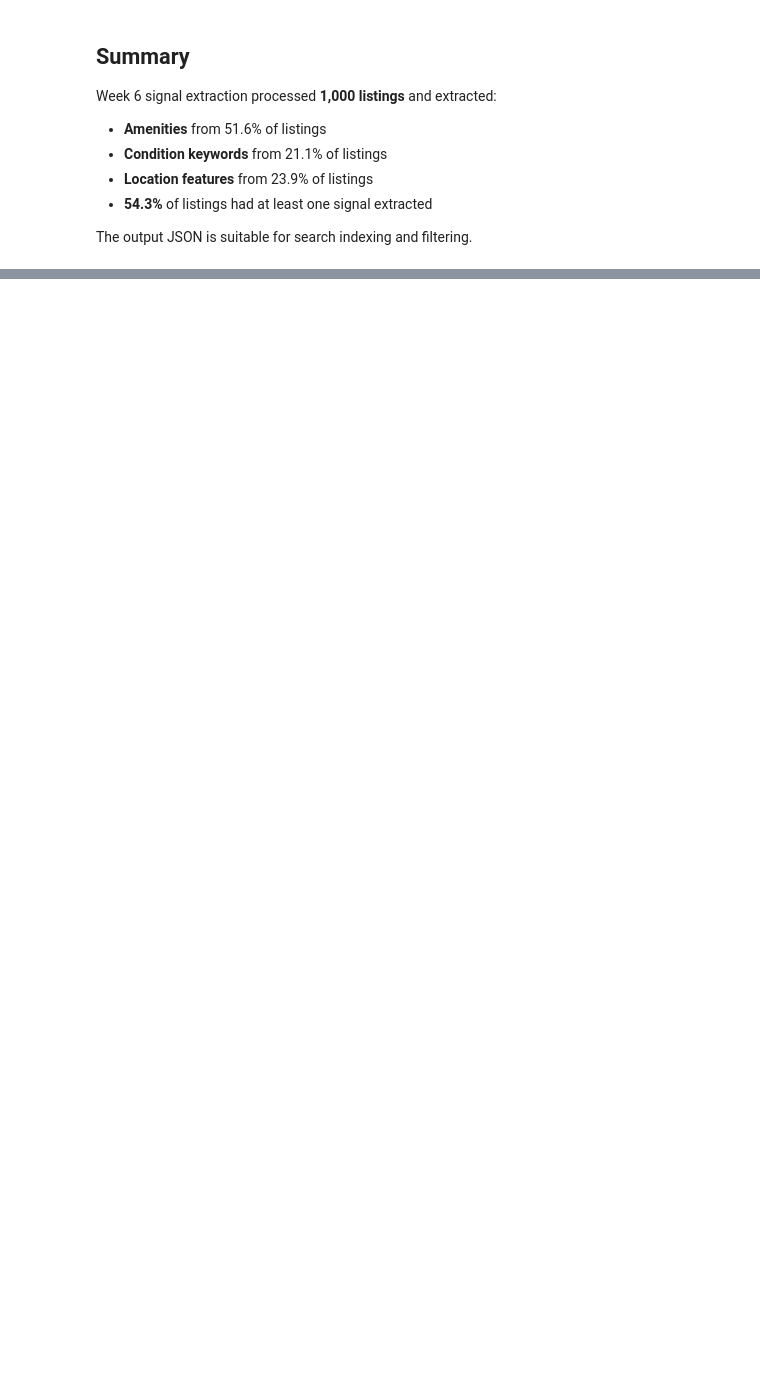
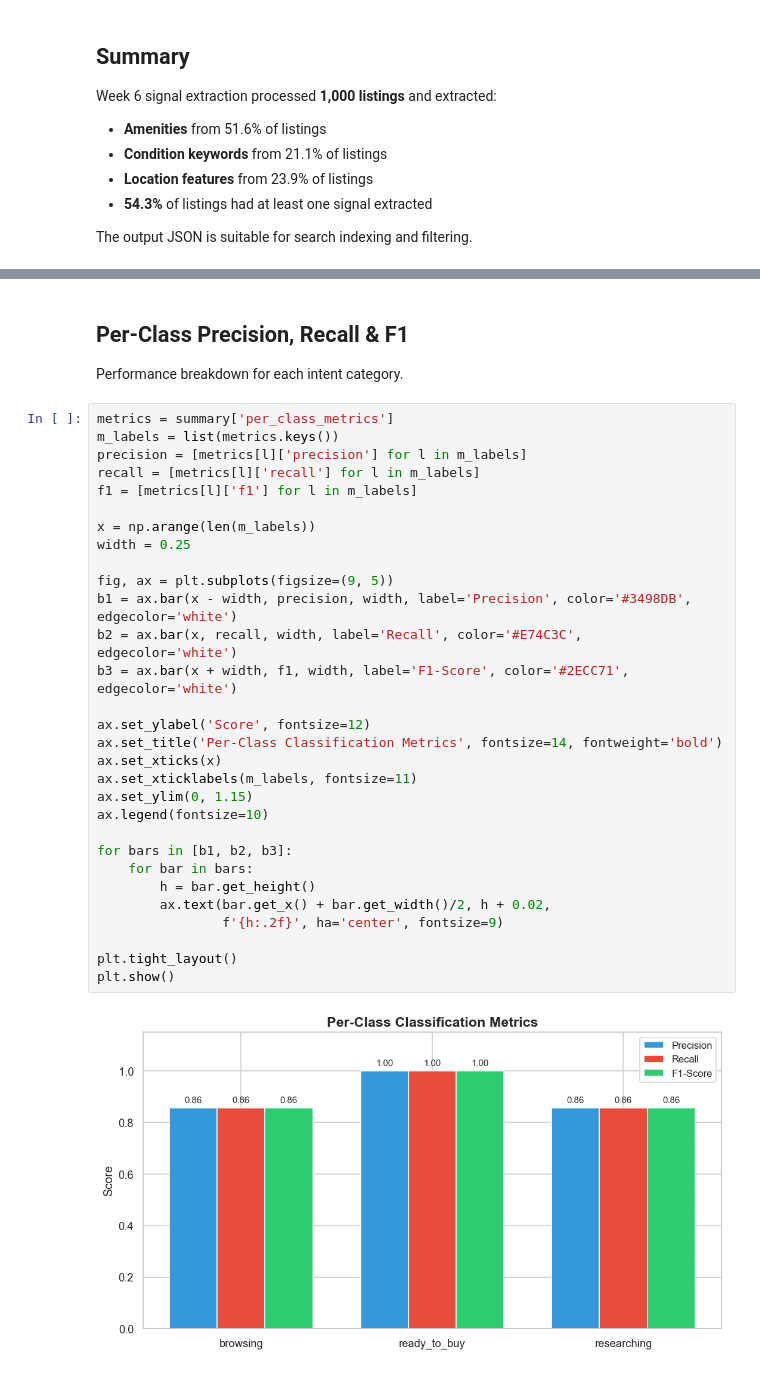
Before and after one commit to adesa46/IDX-NLP-Internship, a Jupyter notebook: notebooks/data_exploration.ipynb, the cells around one changed output, grey strips where cells are left out. Drawn from its saved outputs; the diff is of its cells as text; blank space fills up the shorter version.

```diff
--- a/notebooks/data_exploration.ipynb
+++ b/notebooks/data_exploration.ipynb
@@ -524,0 +693,36 @@ The output JSON is suitable for search indexing and filtering.
+# %% [markdown]
+## Per-Class Precision, Recall & F1
+
+Performance breakdown for each intent category.
+# %%
+metrics = summary['per_class_metrics']
+m_labels = list(metrics.keys())
+precision = [metrics[l]['precision'] for l in m_labels]
+recall = [metrics[l]['recall'] for l in m_labels]
+f1 = [metrics[l]['f1'] for l in m_labels]
+
+x = np.arange(len(m_labels))
+width = 0.25
+
+fig, ax = plt.subplots(figsize=(9, 5))
+b1 = ax.bar(x - width, precision, width, label='Precision', color='#3498DB', edgecolor='white')
+b2 = ax.bar(x, recall, width, label='Recall', color='#E74C3C', edgecolor='white')
+b3 = ax.bar(x + width, f1, width, label='F1-Score', color='#2ECC71', edgecolor='white')
+
+ax.set_ylabel('Score', fontsize=12)
+ax.set_title('Per-Class Classification Metrics', fontsize=14, fontweight='bold')
+ax.set_xticks(x)
+ax.set_xticklabels(m_labels, fontsize=11)
+ax.set_ylim(0, 1.15)
+ax.legend(fontsize=10)
+
+for bars in [b1, b2, b3]:
+    for bar in bars:
+        h = bar.get_height()
+        ax.text(bar.get_x() + bar.get_width()/2, h + 0.02,
+                f'{h:.2f}', ha='center', fontsize=9)
+
+plt.tight_layout()
+plt.show()
+# %% [output]
+[figure, added]
```
Also changed, not shown: parts of 27 cells of this notebook, 12 other files.
